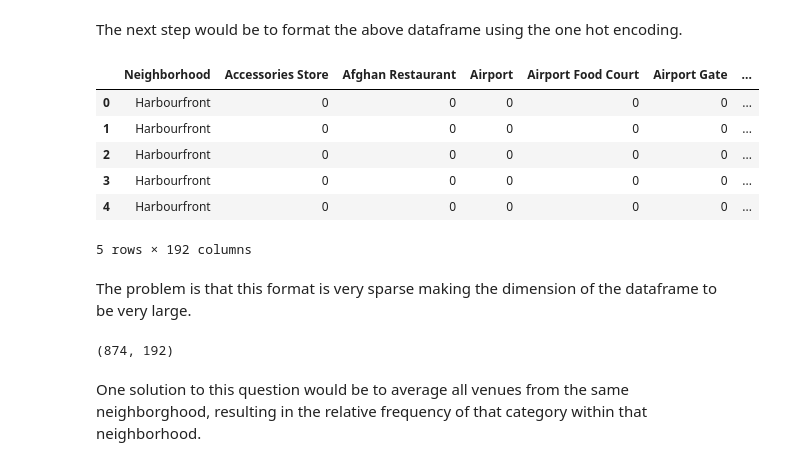
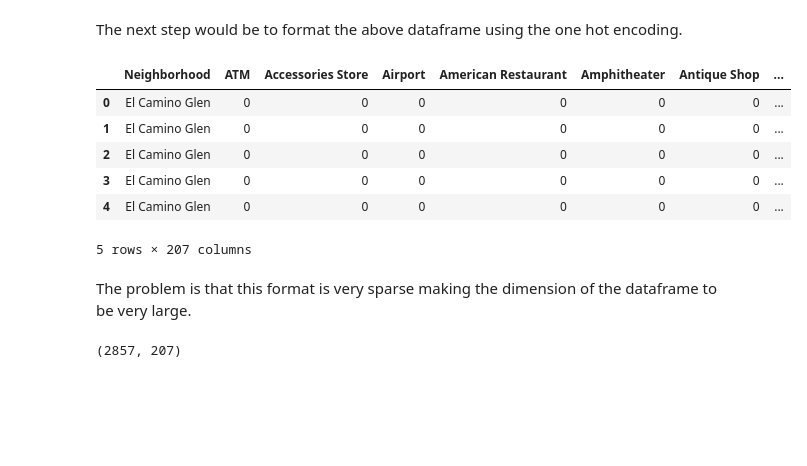
Before and after one commit to filipediniz/Coursera_Capstone, a Jupyter notebook: Week4.ipynb, the cells around one changed output. Saved outputs shown, nothing was run; the diff lists cells and outputs as text; code cells hidden in the pictures; blank space fills up the shorter version.

```diff
--- a/Week4.ipynb
+++ b/Week4.ipynb
@@ -352,9 +260,9 @@ In order to visualize Toronto area within a interactive map, it requires the lat
 # %%
-address = 'Toronto'
+address = 'Irvine'
 
-geolocator = Nominatim(user_agent="toronto_explorer")
+geolocator = Nominatim(user_agent="irvine_explorer")
 location = geolocator.geocode(address)
 latitude = location.latitude
 longitude = location.longitude
-print('The geograpical coordinate of Toronto are {}, {}.'.format(latitude, longitude))
+print('The geograpical coordinate of Irvine are {}, {}.'.format(latitude, longitude))
 # %% [output]
@@ -362,12 +270,12 @@ The geograpical coordinate of Toronto are 43.653963, -79.387207.
 # %% [markdown]
 Then a map in created using the Folium package.
 # %%
-# create map of Toronto using latitude and longitude values
-map_toronto = folium.Map(location=[latitude, longitude], zoom_start=11)
+# create map of irvine using latitude and longitude values
+map_irvine = folium.Map(location=[latitude, longitude], zoom_start=12)
 
 # add markers to map
-for lat, lng, borough, neighborhood in zip(DF_toronto['Latitude'], DF_toronto['Longitude'], DF_toronto['Borough'], DF_toronto['Neighbourhood']):
-    label = '{}, {}'.format(neighborhood, borough)
+for lat, lng, neighborhood in zip(DF['Latitude'], DF['Longitude'], DF['Neighborhood']):
+    label = '{}'.format(neighborhood)
     label = folium.Popup(label, parse_html=True)
     folium.CircleMarker(
         [lat, lng],
@@ -377,9 +285,9 @@ for lat, lng, borough, neighborhood in zip(DF_toronto['Latitude'], DF_toronto['L
         fill=True,
         fill_color='#3186cc',
         fill_opacity=0.7,
-        parse_html=False).add_to(map_toronto)
+        parse_html=False).add_to(map_irvine)
 
-map_toronto
+map_irvine
 # %% [output]
 [interactive output not drawn]
 # %% [markdown]
@@ -402,5 +310,5 @@ This function aims at listing interesting places that are located within 500 uni
 # %%
-def getNearbyVenues(names, latitudes, longitudes, radius=500):
+def getNearbyVenues(names, latitudes, longitudes, radius=1600):
 
     venues_list=[]
     for name, lat, lng in zip(names, latitudes, longitudes):
@@ -442,8 +350,8 @@ def getNearbyVenues(names, latitudes, longitudes, radius=500):
 # %% [markdown]
 This list is the result from using the function above.
 # %%
-toronto_venues = getNearbyVenues(names=DF_toronto['Neighbourhood'],
-                                   latitudes=DF_toronto['Latitude'],
-                                   longitudes=DF_toronto['Longitude']
+irvine_venues = getNearbyVenues(names=DF['Neighborhood'],
+                                   latitudes=DF['Latitude'],
+                                   longitudes=DF['Longitude']
                                   )
 # %% [output]
@@ -480,27 +388,25 @@ toronto_venues.head()
 The next step would be to format the above dataframe using the one hot encoding.
 # %%
 # one hot encoding
-toronto_onehot = pd.get_dummies(toronto_venues[['Venue Category']], prefix="", prefix_sep="")
+irvine_onehot = pd.get_dummies(irvine_venues[['Venue Category']], prefix="", prefix_sep="")
 
 # add neighborhood column back to dataframe
-toronto_onehot['Neighborhood'] = toronto_venues['Neighborhood']
+irvine_onehot['Neighborhood'] = irvine_venues['Neighborhood']
 
 # move neighborhood column to the first column
-toronto_onehot = pd.concat([toronto_onehot['Neighborhood'].to_frame(), toronto_onehot.drop(columns=['Neighborhood'], axis=1)], axis=1)
-toronto_onehot.head()
+irvine_onehot = pd.concat([irvine_onehot['Neighborhood'].to_frame(), irvine_onehot.drop(columns=['Neighborhood'], axis=1)], axis=1)
+irvine_onehot.head()
 # %% [output]
-|  | Neighborhood | Accessories Store | Afghan Restaurant | Airport | Airport Food Court | Airport Gate | ... |
-| 0 | Harbourfront | 0 | 0 | 0 | 0 | 0 | ... |
-| 1 | Harbourfront | 0 | 0 | 0 | 0 | 0 | ... |
-| 2 | Harbourfront | 0 | 0 | 0 | 0 | 0 | ... |
-| 3 | Harbourfront | 0 | 0 | 0 | 0 | 0 | ... |
-| 4 | Harbourfront | 0 | 0 | 0 | 0 | 0 | ... |
+|  | Neighborhood | ATM | Accessories Store | Airport | American Restaurant | Amphitheater | Antique Shop | ... |
+| 0 | El Camino Glen | 0 | 0 | 0 | 0 | 0 | 0 | ... |
+| 1 | El Camino Glen | 0 | 0 | 0 | 0 | 0 | 0 | ... |
+| 2 | El Camino Glen | 0 | 0 | 0 | 0 | 0 | 0 | ... |
+| 3 | El Camino Glen | 0 | 0 | 0 | 0 | 0 | 0 | ... |
+| 4 | El Camino Glen | 0 | 0 | 0 | 0 | 0 | 0 | ... |
-5 rows × 192 columns
+5 rows × 207 columns
 # %% [markdown]
 The problem is that this format is very sparse making the dimension of the dataframe to be very large.
 # %%
-toronto_onehot.shape
+irvine_onehot.shape
 # %% [output]
-(874, 192)
+(2857, 207)
-# %% [markdown]
-One solution to this question would be to average all venues from the same neighborghood, resulting in the relative frequency of that category within that neighborhood.
```
Also changed, not shown: parts of 36 cells of this notebook.
